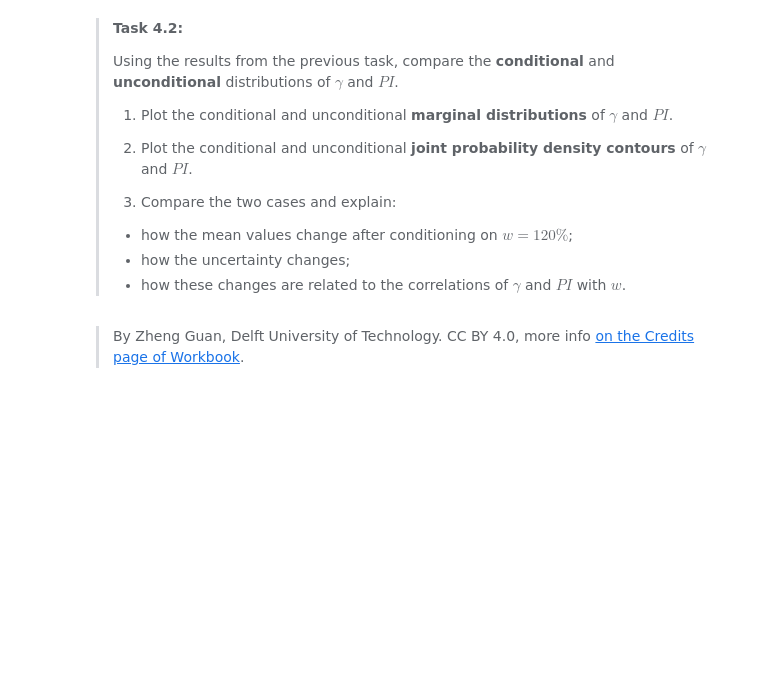
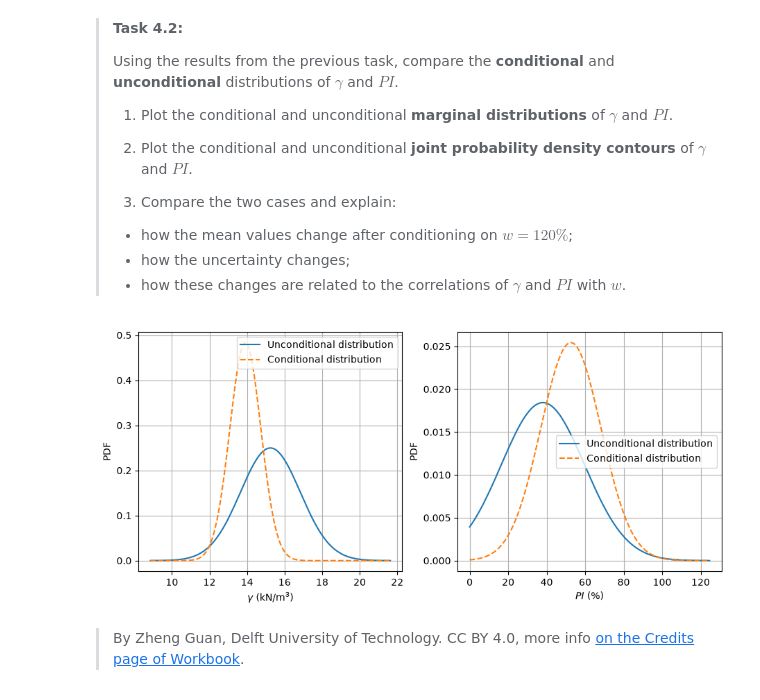
Before and after one commit to TijnBunt/GA1.5, a Jupyter notebook: Gaussian_Soil.ipynb, the cells around one changed output. Saved outputs shown, nothing was run; the diff lists cells and outputs as text; code cells hidden in the pictures; blank space fills up the shorter version.

```diff
--- a/Gaussian_Soil.ipynb
+++ b/Gaussian_Soil.ipynb
@@ -371,10 +378,10 @@ Sigma_YY = sigma[1, 1]
 # ---------------------------------------------------------
 
 # Conditional mean vector
-cond_mu_vector = ### YOUR CODE HERE ###
+cond_mu_vector = mu_X + Sigma_XY[:,0] / Sigma_YY * (a - mu_Y)
 
 # Conditional covariance matrix
-cond_sigma_matrix = ### YOUR CODE HERE ###
+cond_sigma_matrix = Sigma_XX - (Sigma_XY @ Sigma_XY.T) / Sigma_YY
 
 # Conditional standard deviations
 cond_std = np.sqrt(np.diag(cond_sigma_matrix))
@@ -386,21 +393,21 @@ print('\nConditional covariance matrix =')
 print(np.round(cond_sigma_matrix, 3))
 
 print('\nConditional standard deviations [γ, PI] =')
-print(np.round(cond_std, 3))
+print(np.round(cond_std, 3));
 
 # ---------------------------------------------------------
 # Generate samples from the conditional Gaussian distribution
 # ---------------------------------------------------------
 
 N = 100000
-cond_samples = ### YOUR CODE HERE ###
+cond_samples = multivariate_normal.rvs(mean=cond_mu_vector, cov=cond_sigma_matrix, size=N)
 
 # ---------------------------------------------------------
 # Estimate P(gamma < 16, PI > 30 | w = 120%)
 # ---------------------------------------------------------
 
-condition = ### YOUR CODE HERE ###
-cond_prob = ### YOUR CODE HERE ###
+condition = ((cond_samples[:,0] < 16) & (cond_samples[:,1] > 30))
+cond_prob = np.mean(condition)
 
 print(
     f'\nConditional probability '
@@ -428,9 +447,9 @@ values_gamma = np.linspace(
     200
 )
 
-uncond_γ_pdf = ### YOUR CODE HERE ###
+uncond_γ_pdf = norm.pdf(values_gamma, loc=mu[0], scale=np.sqrt(sigma[0,0]))
 
-cond_γ_pdf = ### YOUR CODE HERE ###
+cond_γ_pdf = norm.pdf(values_gamma, loc=cond_mu_vector[0], scale=cond_std[0])
 
 
 values_PI = np.linspace(
@@ -439,9 +458,9 @@ values_PI = np.linspace(
     200
 )
 
-uncond_PI_pdf = ### YOUR CODE HERE ###
+uncond_PI_pdf = norm.pdf(values_PI, loc=mu[2], scale=np.sqrt(sigma[2,2]))
 
-cond_PI_pdf = ### YOUR CODE HERE ###
+cond_PI_pdf = norm.pdf(values_PI, loc=cond_mu_vector[1], scale=cond_std[1])
 
 
 # Plot marginal distributions
@@ -460,33 +479,35 @@ ax[0].plot(
     '--',
     label='Conditional distribution'
 )
 
 ax[0].grid()
 ax[0].set_xlabel(r'$\gamma$ (kN/m$^3$)')
 ax[0].set_ylabel('PDF')
 ax[0].legend()
 
 
 # PI
 ax[1].plot(
     values_PI,
     uncond_PI_pdf,
     label='Unconditional distribution'
 )
 
 ax[1].plot(
     values_PI,
     cond_PI_pdf,
     '--',
     label='Conditional distribution'
 )
 
 ax[1].grid()
 ax[1].set_xlabel(r'$PI$ (%)')
 ax[1].set_ylabel('PDF')
 ax[1].legend()
 
 plt.show()
+# %% [output]
+[figure, added]
 # %%
 # Compare joint conditional and unconditional distributions of γ and PI
 
```
Also changed, not shown: parts of 5 cells of this notebook.
